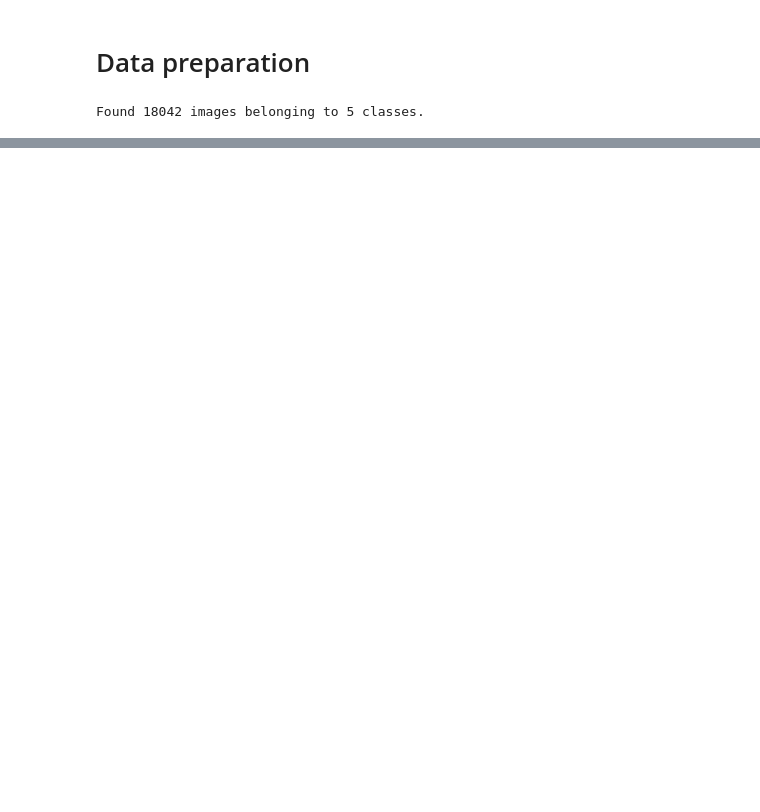
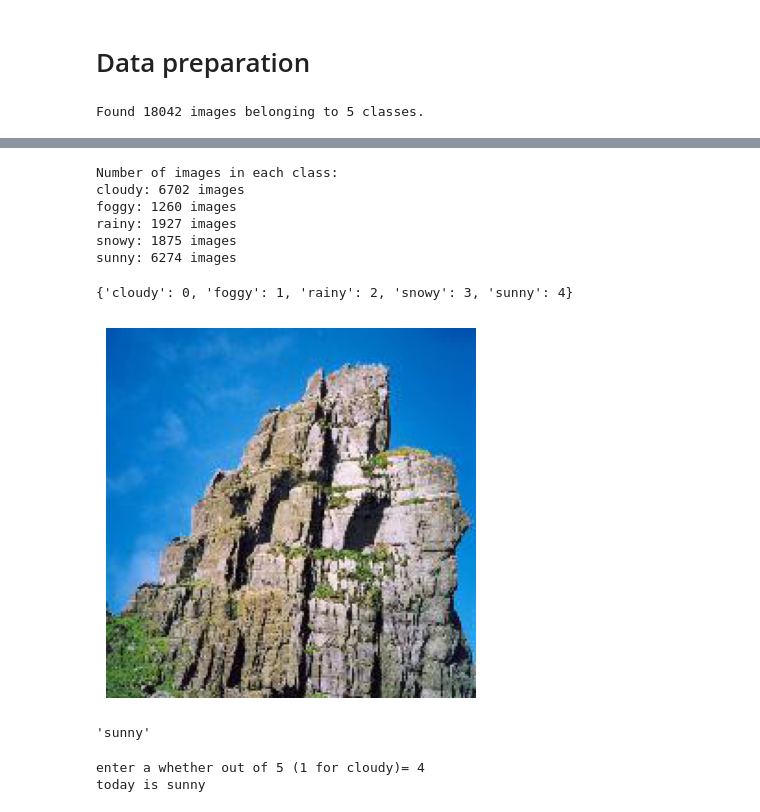
Before and after one commit to Navpreet-17/Final_Project_NAVPREET, a Jupyter notebook: imageclassification-CNN.ipynb, the cells around one changed output, grey strips where cells are left out. Cells and saved outputs as stored; diff of their text form; code cells hidden in the pictures; blank space fills up the shorter version.

```diff
--- a/imageclassification-CNN.ipynb
+++ b/imageclassification-CNN.ipynb
@@ -202,0 +221,35 @@ Found 18042 images belonging to 5 classes.
+# %%
+# Define the path to your dataset (adjust this path accordingly)
+dataset_path = 'data'
+
+# List all class directories
+class_names = os.listdir(dataset_path)
+
+# Initialize a dictionary to store the number of images per class
+image_counts = {}
+
+# Count the number of images in each class
+for class_name in class_names:
+    class_path = os.path.join(dataset_path, class_name)
+    if os.path.isdir(class_path):  # Ensure it's a directory
+        image_count = len([f for f in os.listdir(class_path) if f.endswith(('png', 'jpg', 'jpeg'))])  # You can adjust image extensions
+        image_counts[class_name] = image_count
+
+# Display the counts in the notebook
+print("Number of images in each class:")
+for class_name, count in image_counts.items():
+    print(f"{class_name}: {count} images")
+# %% [output]
+Number of images in each class:
+cloudy: 6702 images
+foggy: 1260 images
+rainy: 1927 images
+snowy: 1875 images
+sunny: 6274 images
+# %%
+img_index = ['cloudy','foggy','rainy','snowy','sunny']
+img_classes_indexing = {img_name:i for i, img_name in enumerate(img_index)}
+my_classes = len(img_index)
+print(img_classes_indexing)
+# %% [output]
+{'cloudy': 0, 'foggy': 1, 'rainy': 2, 'snowy': 3, 'sunny': 4}
@@ -202,0 +261,16 @@ Found 18042 images belonging to 5 classes.
+# %%
+# Load the image with PIL
+image = Image.open('data/sunny/s0995.jpg')
+
+# Convert to numpy array
+image_array = np.array(image)
+
+# Now use TensorFlow's decode function
+image_tensor = tf.image.convert_image_dtype(image_array, dtype=tf.float32)
+
+# Display the image using matplotlib
+plt.imshow(image_tensor)
+plt.axis('off')  # Remove axis for cleaner visualization
+plt.show()
+# %% [output]
+[figure, added]
@@ -202,0 +279,14 @@ Found 18042 images belonging to 5 classes.
+# %%
+img_extr[4]
+# %% [output]
+'sunny'
+# %%
+# check whether is  sunny or not
+whether = int(input('enter a whether out of 5 (1 for cloudy)='))
+if whether==4:
+    print('today is sunny')
+if not(whether==4):
+          print('today is not sunny')
+# %% [output]
+enter a whether out of 5 (1 for cloudy)= 4
+today is sunny
```
Also changed, not shown: parts of 10 cells of this notebook.
